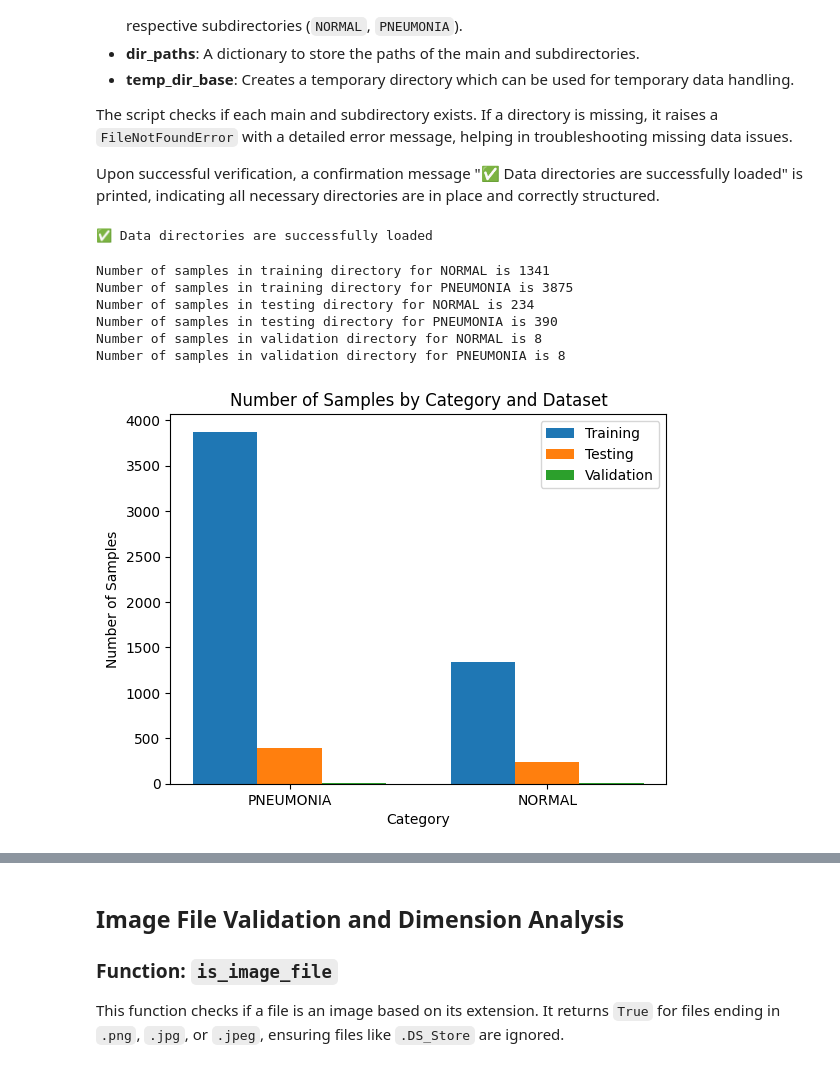
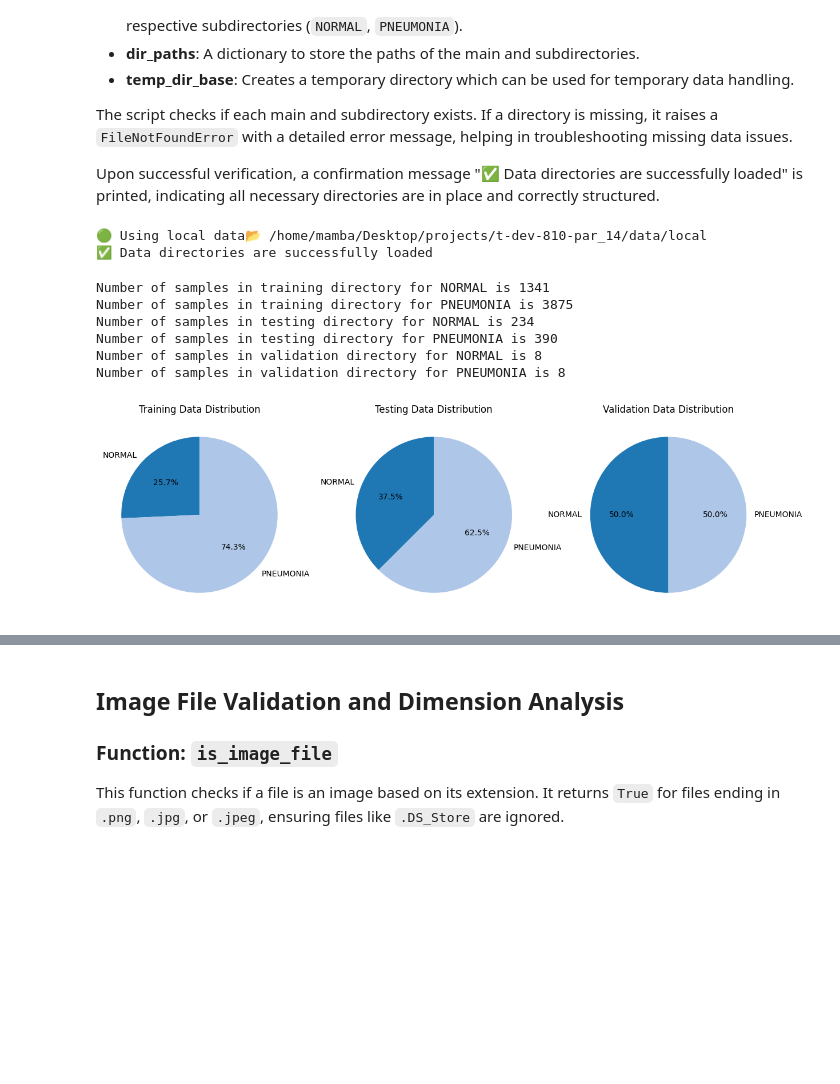
Before and after one commit to sanlamamba/zoidberg-pneumonia, a Jupyter notebook: chest_xray.ipynb, the cells around one changed output, grey strips where cells are left out. Saved outputs shown, nothing was run; the diff lists cells and outputs as text; code cells hidden in the pictures; blank space fills up the shorter version.

```diff
--- a/chest_xray.ipynb
+++ b/chest_xray.ipynb
@@ -56,6 +56,20 @@ sub_dirs = {
 
 dir_paths = {}
 temp_dir_base = tempfile.mkdtemp()
+# if true then create a ./local/data here and set that to temp_dir_base
+shoud_use_local_data = True
+if shoud_use_local_data:
+    temp_dir_base = os.path.join(os.getcwd(), 'data/local')
+    if not os.path.exists(temp_dir_base):
+        os.makedirs(temp_dir_base)
+    print('🟢 Using local data'
+          f'📂 {temp_dir_base}')
+else :
+    temp_dir_base =  tempfile.mkdtemp()
+    print('🟢 Using temporary data'
+          f'📂 {temp_dir_base}')
+
+
 
 
 for dir_key, subfolders in sub_dirs.items():
@@ -73,6 +87,7 @@ for dir_key, subfolders in sub_dirs.items():
         dir_paths[f"{dir_key}_{subfolder.lower()}"] = subfolder_path
 print('✅ Data directories are successfully loaded')
 # %% [output]
+🟢 Using local data📂 /home/mamba/Desktop/projects/t-dev-810-par_14/data/local
 ✅ Data directories are successfully loaded
 # %%
 # TO SEE THE NUMBER OF SAMPLES IN EACH DIRECTORY
@@ -80,50 +95,39 @@ def sample_count(direct, dirname):
     sub_dir = os.listdir(direct)
     counts = {}
     for direc in sub_dir:
         classpath = os.path.join(direct, direc)
         filelist = os.listdir(classpath)
         counts[direc] = len(filelist)
         print(f"Number of samples in {dirname} directory for {direc} is {len(filelist)}")
     return counts
 
 # Collect data
 train_counts = sample_count(dir_paths['train'], "training")
 test_counts = sample_count(dir_paths['test'], "testing")
 val_counts = sample_count(dir_paths['val'], "validation")
 
 # Data preparation for plotting
 categories = set(train_counts.keys()).union(test_counts.keys(), val_counts.keys())
 data = {'Training': [], 'Testing': [], 'Validation': []}
 for category in categories:
     data['Training'].append(train_counts.get(category, 0))
     data['Testing'].append(test_counts.get(category, 0))
     data['Validation'].append(val_counts.get(category, 0))
 
-# Plotting
-fig, ax = plt.subplots()
-index = range(len(categories))
-bar_width = 0.25
-
-rects1 = ax.bar(index, data['Training'], bar_width, label='Training')
-rects2 = ax.bar([i + bar_width for i in index], data['Testing'], bar_width, label='Testing')
-rects3 = ax.bar([i + bar_width * 2 for i in index], data['Validation'], bar_width, label='Validation')
-
-ax.set_xlabel('Category')
-ax.set_ylabel('Number of Samples')
-ax.set_title('Number of Samples by Category and Dataset')
-ax.set_xticks([i + bar_width for i in index])
-ax.set_xticklabels(categories)
-ax.legend()
-
+# Plot pie chart for data distribution in each directory all 3 in one line
+fig, ax = plt.subplots(1, 3, figsize=(15, 5))
+for i, (key, value) in enumerate(data.items()):
+    ax[i].pie(value, labels=categories, autopct='%1.1f%%', startangle=90, colors= plt.cm.tab20.colors)
+    ax[i].set_title(f'{key} Data Distribution')
 plt.show()
 # %% [output]
 Number of samples in training directory for NORMAL is 1341
 Number of samples in training directory for PNEUMONIA is 3875
 Number of samples in testing directory for NORMAL is 234
 Number of samples in testing directory for PNEUMONIA is 390
 Number of samples in validation directory for NORMAL is 8
 Number of samples in validation directory for PNEUMONIA is 8
-[figure, old version]
+[figure, new version]
 # %%
 # TO SEE A RANDOM IMAGE FROM THE DATASET
 def plot_image(image_path, title=""):
```
Also changed, not shown: parts of 8 cells of this notebook.
